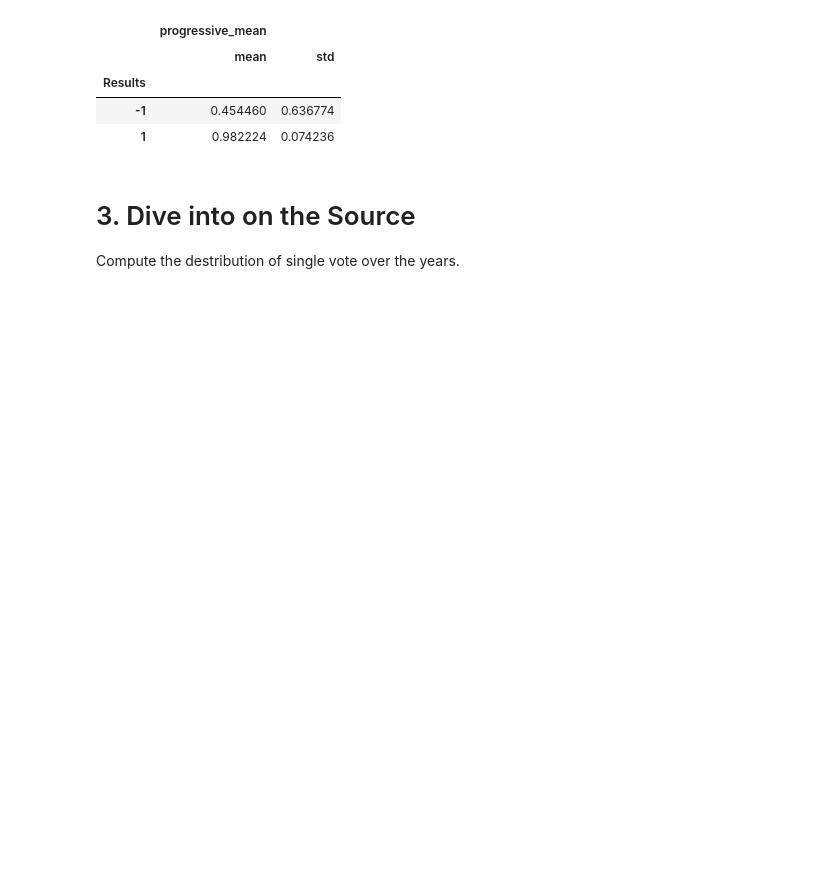
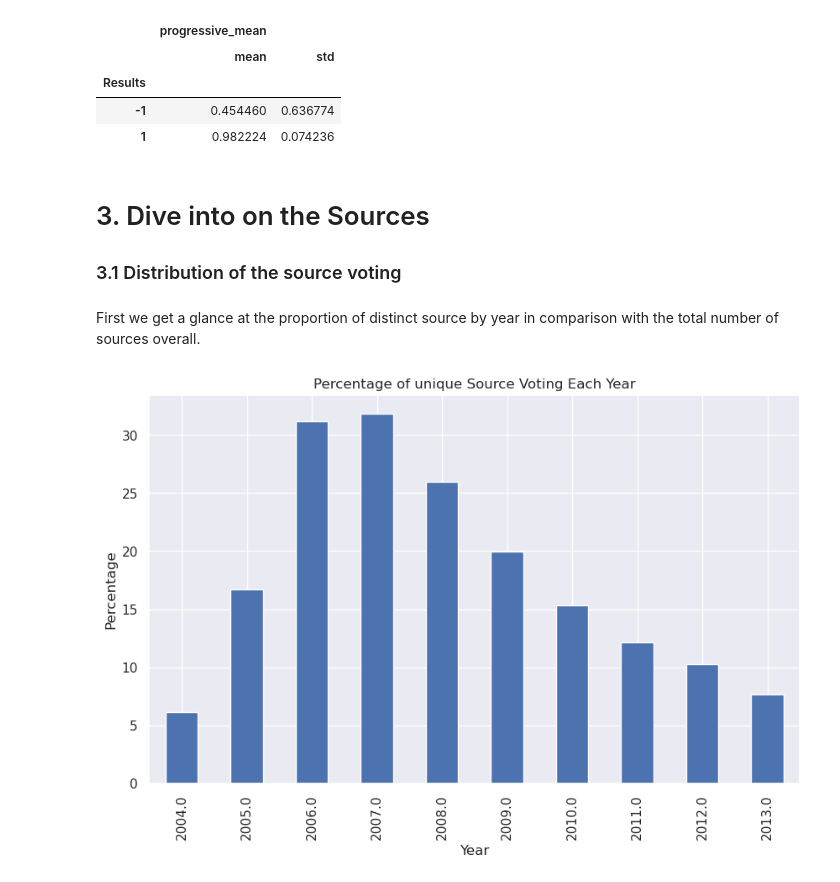
Before and after one commit to epfl-ada/ada-2023-project-abracadabra, a Jupyter notebook: P2_submission.ipynb, the cells around one changed output. Cells and saved outputs as stored; diff of their text form; code cells hidden in the pictures; blank space fills up the shorter version.

```diff
--- a/P2_submission.ipynb
+++ b/P2_submission.ipynb
@@ -563,5 +568,5 @@ df_vote_evolution.groupby('Results')[['progressive_mean']].agg(['mean', 'std'])
 | -1 | 0.454460 | 0.636774 |
 | 1 | 0.982224 | 0.074236 |
 # %% [markdown]
-# 3. Dive into on the Source
-Compute the destribution of single vote over the years.
+# 3. Dive into on the Sources
+### 3.1 Distribution of the source voting
@@ -577,14 +573,18 @@ df_source["Parsed_Comment"] = df_source.Comment.apply(lambda x: mwparserfromhell
+# %%
+df_source = df.copy(deep=True)
+#Artifact from the merge of code but for this part we need to interpret the Vote as integer
+df_source.Vote = df_source.Vote.astype(int)
+# %% [markdown]
+First we get a glance at the proportion of distinct source by year in comparison with the total number of sources overall.
 # %%
-#Deep copy to avoid errors
-df_source = df.copy(deep=True)
+# Calculate the distribution of the source over the year
+source_percentage = df_source.groupby('Year')['Source'].nunique() / len(df_source.Source.unique())*100
 
-# Compute the distribution
-vote_percentage = (df_source.groupby('Year').size() / df_source.shape[0]) * 100
-
-#Plot the distribution
-vote_percentage.plot(kind='bar', stacked=True, figsize=(10, 6))
-plt.title('Percentage of Vote by Year')
+# Plotting
+source_percentage.plot(kind='bar', stacked=True, figsize=(10, 6))
+plt.title('Percentage of unique Source Voting Each Year')
 plt.xlabel('Year')
 plt.ylabel('Percentage')
-plt.legend(title='Source', bbox_to_anchor=(1.05, 1), loc='upper left')
 plt.show()
+# %% [output]
+[figure, added]
```
Also changed, not shown: parts of 25 cells of this notebook, 2 other files.
